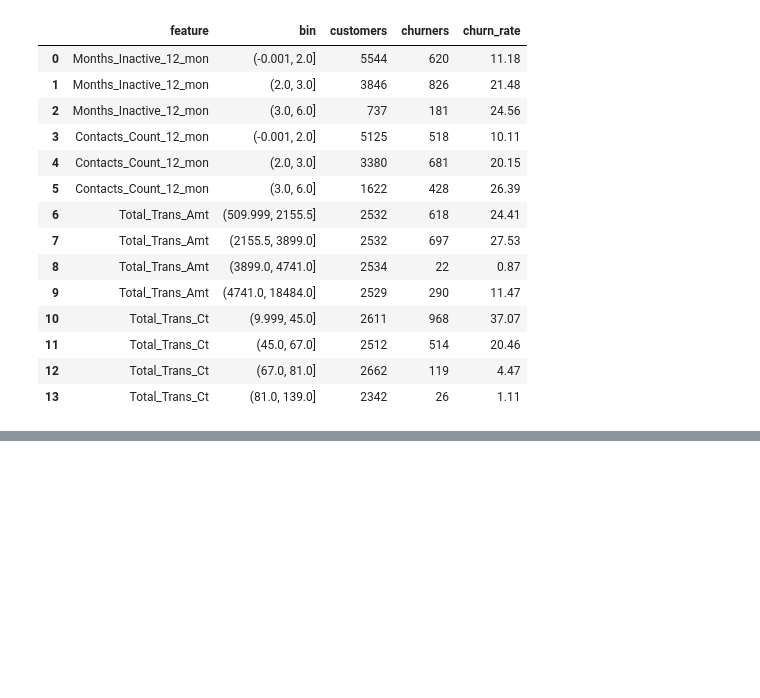
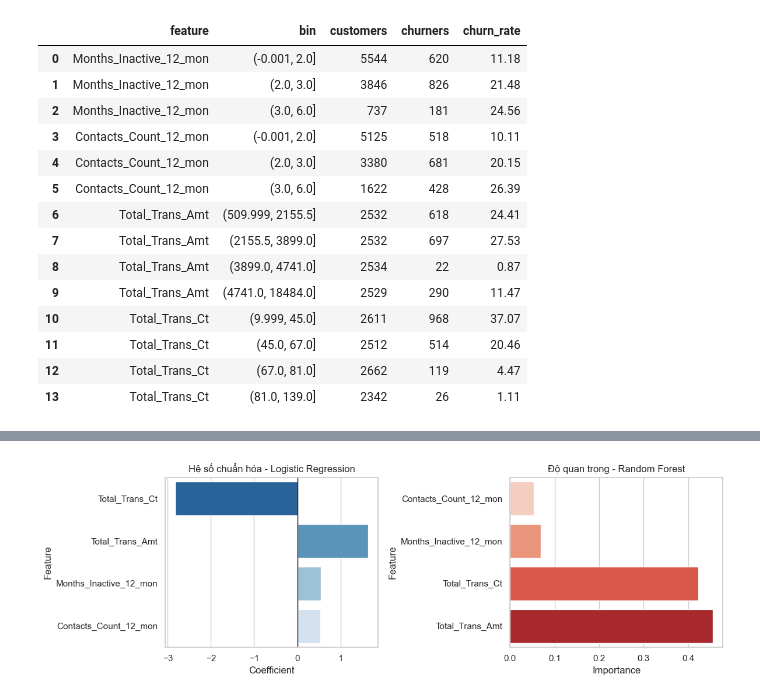
Before and after one commit to Khoa-Neee/P4DS_Final-Project, a Jupyter notebook: main.ipynb, the cells around one changed output, grey strips where cells are left out. Cells and saved outputs as stored; diff of their text form; code cells hidden in the pictures; blank space fills up the shorter version.

```diff
--- a/main.ipynb
+++ b/main.ipynb
@@ -1732,15 +1480,0 @@ else:
-# %%
-if not train_behavior_model:
-    print('Không vẽ ROC vì mô hình không được huấn luyện.')
-else:
-    fig, ax = plt.subplots(figsize=(6, 6))
-    for name, y_score in behavior_y_scores.items():
-        fpr, tpr, _ = roc_curve(yb_test, y_score)
-        ax.plot(fpr, tpr, label=name)
-    ax.plot([0, 1], [0, 1], linestyle='--', color='gray', label='Ngẫu nhiên')
-    ax.set_xlabel('False Positive Rate')
-    ax.set_ylabel('True Positive Rate')
-    ax.set_title('ROC Curve - Hành vi giao dịch')
-    ax.legend()
-    plt.tight_layout()
-    plt.show()
@@ -1781,0 +1566,25 @@ else:
+# %%
+# Hệ số logistic và độ quan trọng random forest
+fig, axes = plt.subplots(1, len(behavior_models), figsize=(6 * len(behavior_models), 4))
+if len(behavior_models) == 1:
+    axes = [axes]
+for ax, (name, model) in zip(axes, behavior_models.items()):
+    if name == 'Logistic Regression':
+        coef_df = pd.DataFrame({
+            'Feature': behavior_features,
+            'Coefficient': model.named_steps['model'].coef_[0],
+        }).sort_values('Coefficient', key=lambda s: s.abs(), ascending=False)
+        sns.barplot(data=coef_df, x='Coefficient', y='Feature', hue='Feature', palette='Blues_r', ax=ax)
+        ax.axvline(0, color='black', linewidth=1)
+        ax.set_title('Hệ số chuẩn hóa - Logistic Regression')
+    elif name == 'Random Forest':
+        imp_df = pd.DataFrame({
+            'Feature': behavior_features,
+            'Importance': model.named_steps['model'].feature_importances_,
+        }).sort_values('Importance', ascending=True)
+        sns.barplot(data=imp_df, x='Importance', y='Feature', hue='Feature', palette='Reds', ax=ax)
+        ax.set_title('Độ quan trọng - Random Forest')
+plt.tight_layout()
+plt.show()
+# %% [output]
+[figure, added]
```
Also changed, not shown: parts of 52 cells of this notebook.
